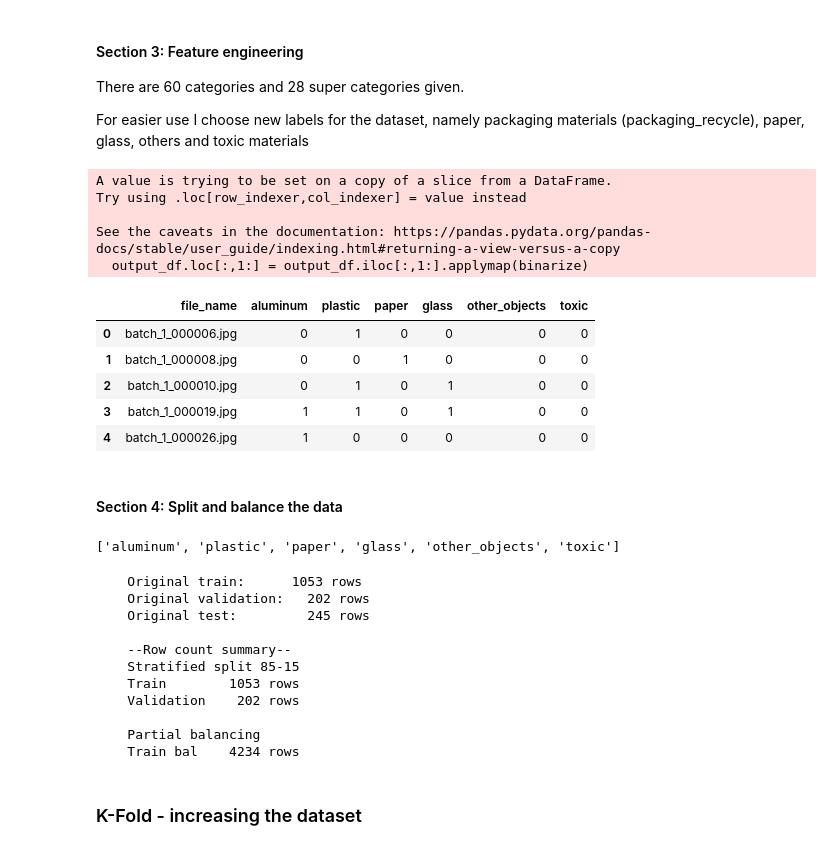
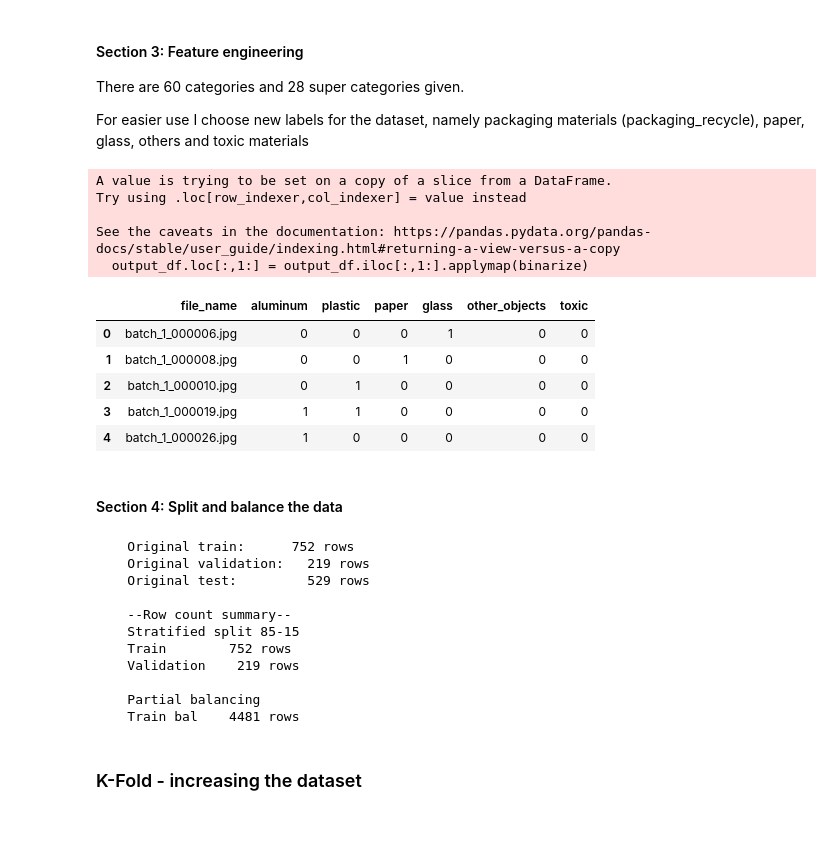
Before and after one commit to Micha-JS/TACO_MJS, a Jupyter notebook: Data_preparation.ipynb, the cells around one changed output. Drawn from its saved outputs; the diff is of its cells as text; code cells hidden in the pictures.

```diff
--- a/Data_preparation.ipynb
+++ b/Data_preparation.ipynb
@@ -236,7 +301,6 @@ plastic = ['Carded_blister_pack',
             'Plastic_bottle_cap',
             'Drink_carton',
             'Disposable_plastic_cup',
-            'Foam_cup',
             'Other_plastic_cup',
             'Plastic_lid',
             'Plastified_paper_bag',
@@ -258,7 +322,6 @@ plastic = ['Carded_blister_pack',
             'Rope_&_strings',
             'Squeezable_tube',
             'Plastic_straw',
-            'Styrofoam_piece',
             'Other_plastic']
 
 
@@ -286,38 +349,29 @@ glass = ['Glass_bottle',
 
 
 
-other_objects = ['Cigarette',
-                 'Shoe',
+other_objects = ['Shoe',
                  'Unlabeled_litter',
-                 'Food_waste'
+                 'Food_waste',
+                 'Styrofoam_piece',
+                 'Foam_cup'
                        ]
 
 
 
-toxic = ['Battery']
+toxic = ['Cigarette','Battery']
 
 recycle_dict = {
-    'aluminum': ['Aluminium_foil', 'Aluminium_blister_pack', 'Metal_bottle_cap','Aerosol',
-                 'Drink_can', 'Food_Can', 'Metal_lid', 'Scrap_metal'],
+    'aluminum': aluminum,
 
-    'plastic': ['Carded_blister_pack', 'Clear_plastic_bottle','Other_plastic_bottle',
-            'Plastic_bottle_cap', 'Drink_carton', 'Disposable_plastic_cup', 'Foam_cup',
-            'Other_plastic_cup', 'Plastic_lid', 'Plastified_paper_bag', 'Garbage_bag',
-            'Single-use_carrier_bag','Polypropylene_bag', 'Plastic_film', 'Six_pack_rings',
-            'Crisp_packet', 'Other_plastic_wrapper','Spread_tub', 'Tupperware',
-            'Disposable_food_container','Foam_food_container', 'Other_plastic_container',
-            'Plastic_glooves', 'Plastic_utensils','Pop_tab','Rope_&_strings',
-            'Squeezable_tube','Plastic_straw','Styrofoam_piece', 'Other_plastic'],
+    'plastic': plastic,
 
-    'paper': ['Corrugated_carton', 'Meal_carton', 'Egg_carton', 'Pizza_box',
-        'Toilet_tube', 'Other_carton', 'Paper_cup', 'Normal_paper',
-        'Tissues', 'Wrapping_paper', 'Magazine_paper', 'Paper_bag','Paper_straw'],
+    'paper': paper,
 
-    'glass':  ['Glass_bottle', 'Broken_glass', 'Glass_cup', 'Glass_jar'],
+    'glass':  glass,
 
-    'other_objects': ['Cigarette', 'Shoe', 'Unlabeled_litter', 'Food_waste'],
+    'other_objects': other_objects,
 
-    'toxic': ['Battery']
+    'toxic': toxic
 }
 
 
@@ -333,48 +387,45 @@ def recycle_labels(input_df, feature_definitions_dict):
 
     for key, value in feature_definitions_dict.items():
         df_feature = feature_engineering(input_df, merging_features=value, new_feature_name=key)
         df_new_labels[key] = df_feature
         list_labels.append(key)
 
 
 
     output_df = df_new_labels[list_labels]
 
     def binarize(x):
         if x == True:
             return 1
         else:
             return 0
     output_df.loc[:,1:] = output_df.iloc[:,1:].applymap(binarize)
 
 
-    #output_df.to_csv('data/splits/material_labels.csv',index=False)
+    output_df.to_csv('data/splits/material_labels.csv',index=False)
 
     return output_df
 
 rec_labels = recycle_labels(labels,recycle_dict)
 rec_labels.head()
 # %% [output]
 A value is trying to be set on a copy of a slice from a DataFrame.
 Try using .loc[row_indexer,col_indexer] = value instead
 
 See the caveats in the documentation: https://pandas.pydata.org/pandas-docs/stable/user_guide/indexing.html#returning-a-view-versus-a-copy
   output_df.loc[:,1:] = output_df.iloc[:,1:].applymap(binarize)
 |  | file_name | aluminum | plastic | paper | glass | other_objects | toxic |
-| 0 | batch_1_000006.jpg | 0 | 1 | 0 | 0 | 0 | 0 |
+| 0 | batch_1_000006.jpg | 0 | 0 | 0 | 1 | 0 | 0 |
 | 1 | batch_1_000008.jpg | 0 | 0 | 1 | 0 | 0 | 0 |
-| 2 | batch_1_000010.jpg | 0 | 1 | 0 | 1 | 0 | 0 |
-| 3 | batch_1_000019.jpg | 1 | 1 | 0 | 1 | 0 | 0 |
+| 2 | batch_1_000010.jpg | 0 | 1 | 0 | 0 | 0 | 0 |
+| 3 | batch_1_000019.jpg | 1 | 1 | 0 | 0 | 0 | 0 |
 | 4 | batch_1_000026.jpg | 1 | 0 | 0 | 0 | 0 | 0 |
 # %% [markdown]
 #### Section 4: Split and balance the data
-# %%
-list(recycle_dict.keys())
-# %% [output]
-['aluminum', 'plastic', 'paper', 'glass', 'other_objects', 'toxic']
 # %%
-labels_rec = list(recycle_dict.keys())
-rec_df = pd.read_csv('./data/splits/material_labels.csv')
+#Check which column is the file_name column
+rec_df = pd.read_csv('./data/splits/labels.csv')
+labels_orig = list(rec_df.columns)[1:]
 
 def stratified_split (df, train_split, val_split, columns):
     assert (train_split + val_split) == 1
@@ -390,8 +441,8 @@ def stratified_split (df, train_split, val_split, columns):
     return train_df, val_df
 
 
-train_df, test_df = stratified_split(df = rec_df, train_split = 0.85, val_split = 0.15, columns = labels_rec )
-train_df, val_df = stratified_split(df = train_df, train_split = 0.85, val_split = 0.15, columns = labels_rec )
+train_df, test_df = stratified_split(df = rec_df, train_split = 0.85, val_split = 0.15, columns = labels_orig )
+train_df, val_df = stratified_split(df = train_df, train_split = 0.85, val_split = 0.15, columns = labels_orig )
 
 
 
@@ -423,15 +474,15 @@ def class_balancing (input_df, classes_to_balance):
 
     return output_df
 
-train_rec_bal = class_balancing(input_df = train_df, classes_to_balance = labels_rec)
+train_rec_bal = class_balancing(input_df = train_df, classes_to_balance = labels_orig)
 
 
 CSVPathIn = './data/splits/'
 
-testPathOut=f'{CSVPathIn}test_material_2023-04-13.csv'
-trainbalPathOut=f'{CSVPathIn}train_material_partially_balanced_2023-04-13.csv'
-trainPathOut=f'{CSVPathIn}train_material_2023-04-13.csv'
-valbalPathOut=f'{CSVPathIn}val_material_2023-04-13.csv'
+testPathOut=f'{CSVPathIn}test_sup_cat_2023-04-17.csv'
+trainbalPathOut=f'{CSVPathIn}train_sup_cat_partially_balanced_2023-04-17.csv'
+trainPathOut=f'{CSVPathIn}train_sup_cat_2023-04-17.csv'
+valbalPathOut=f'{CSVPathIn}val_sup_cat_2023-04-17.csv'
 
 test_df.to_csv(testPathOut,index=False)
 train_rec_bal.to_csv(trainbalPathOut,index=False)
@@ -454,17 +505,17 @@ print(f'''
 
     ''')
 # %% [output]
-    Original train:      1053 rows
-    Original validation:   202 rows
-    Original test:         245 rows
+    Original train:      752 rows
+    Original validation:   219 rows
+    Original test:         529 rows
 
     --Row count summary--
     Stratified split 85-15
-    Train        1053 rows
-    Validation    202 rows
+    Train        752 rows
+    Validation    219 rows
 
     Partial balancing
-    Train bal    4234 rows
+    Train bal    4481 rows
 # %% [markdown]
 ### K-Fold - increasing the dataset
 # %%
```
Also changed, not shown: parts of 2 cells of this notebook, 24 other files.
